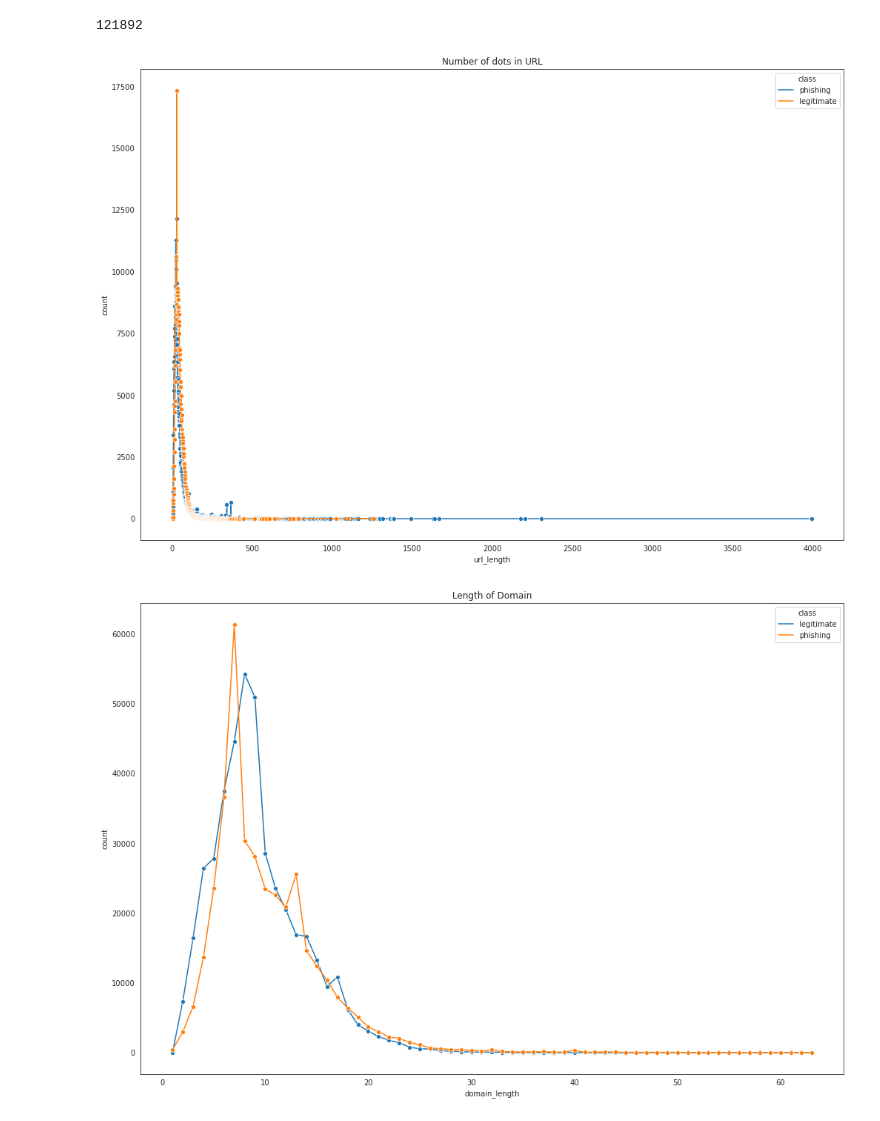
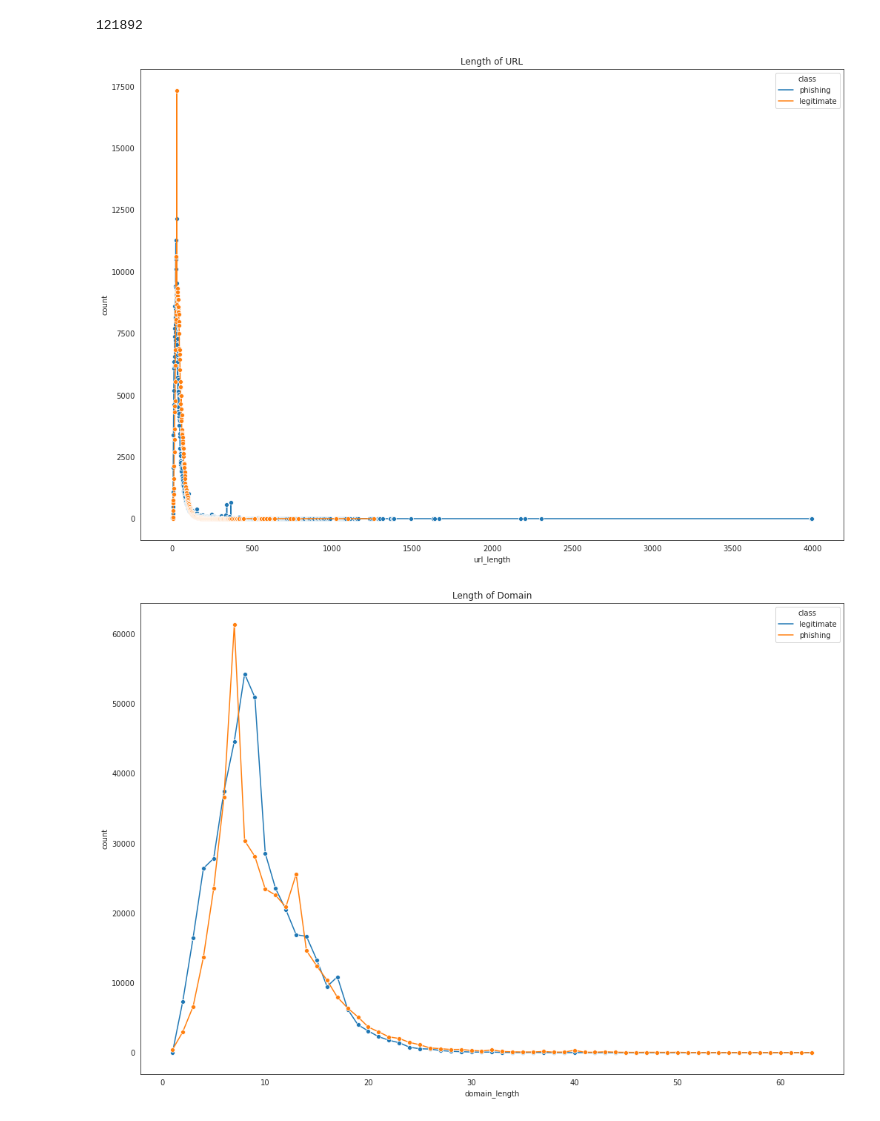
Before and after one commit to HumanClone/URL-EDA, a Jupyter notebook: EDA.ipynb, the cells around one changed output. Cells and saved outputs as stored; diff of their text form; code cells hidden in the pictures.

```diff
--- a/EDA.ipynb
+++ b/EDA.ipynb
@@ -665,11 +665,11 @@ data.is_HTTPS.sum()
 # %%
 grouped_data = data.groupby(['url_length', 'class']).size().reset_index(name='count')
 p=sns.lineplot(x='url_length', y='count', hue='class', data=grouped_data, marker='o')
-p.set_title("Number of dots in URL")
+p.set_title("Length of URL")
 p.figure.set_figwidth(17)
 p.figure.set_figheight(11.7)
 # %% [output]
-[figure, old version]
+[figure, new version]
 # %%
 grouped_data = data.groupby(['domain_length', 'class']).size().reset_index(name='count')
 p=sns.lineplot(x='domain_length', y='count', hue='class', data=grouped_data, marker='o')
```
Also changed, not shown: parts of 12 cells of this notebook.
